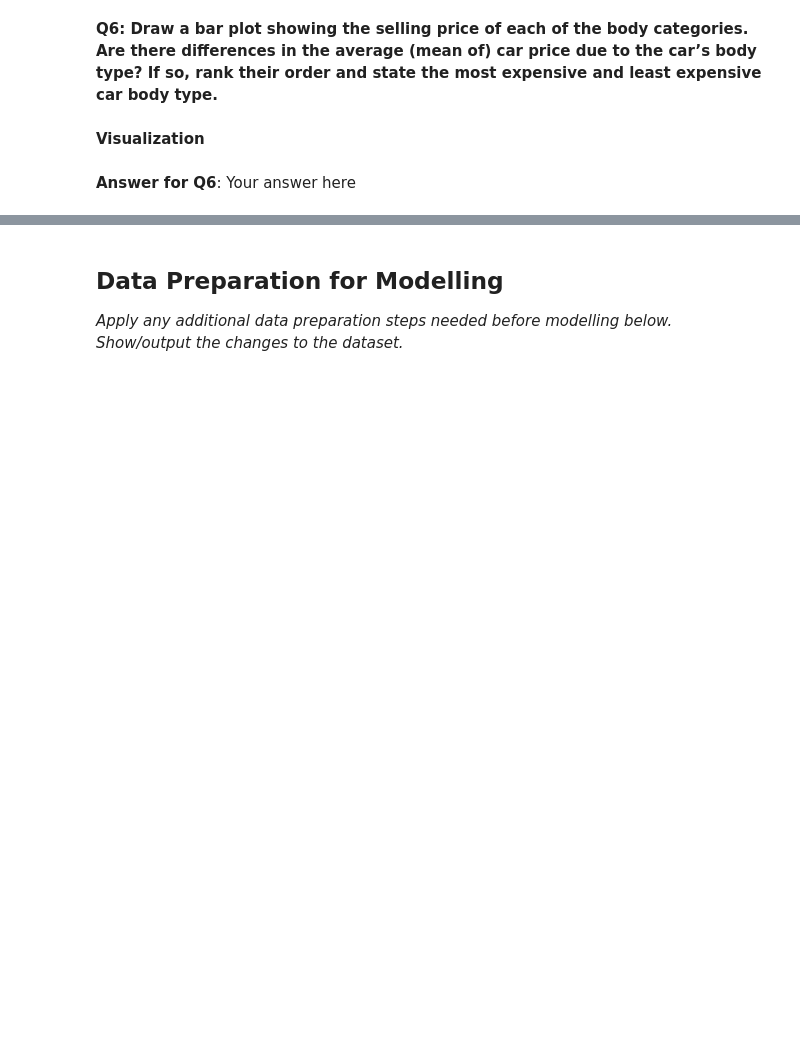
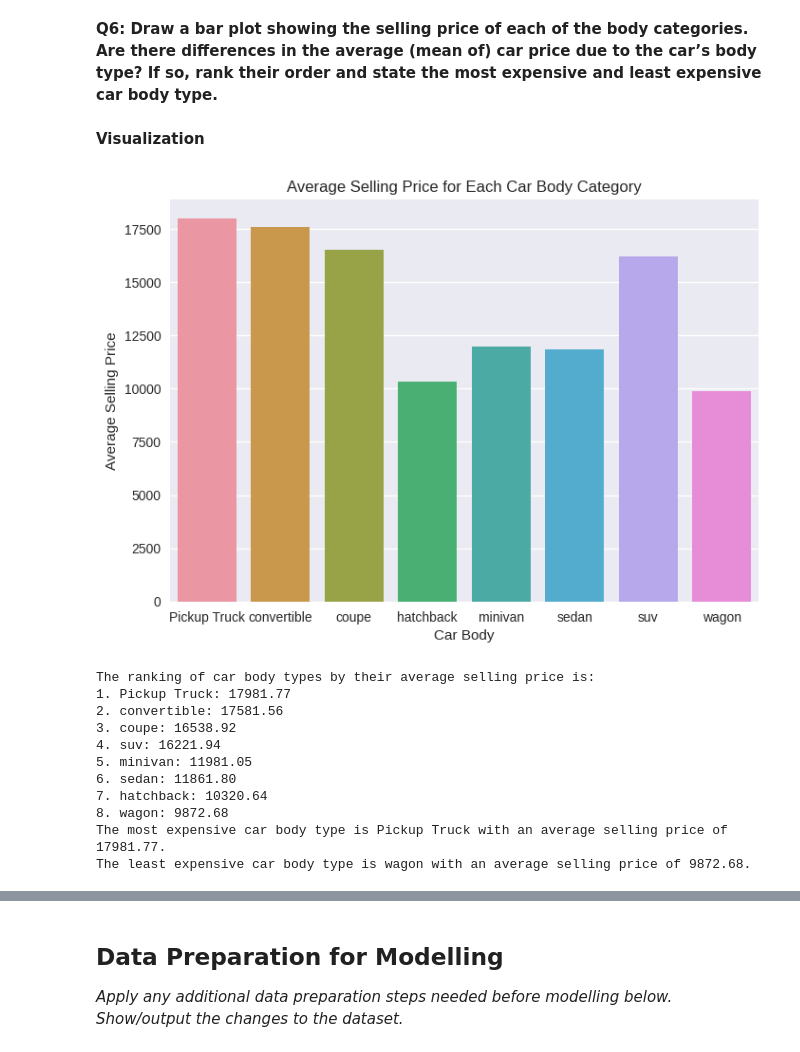
Before and after one commit to ahmedekram98/W2023, a Jupyter notebook: Regression_Mini-Project.ipynb, the cells around one changed output, grey strips where cells are left out. Cells and saved outputs as stored; diff of their text form; code cells hidden in the pictures; blank space fills up the shorter version.

```diff
--- a/Regression_Mini-Project.ipynb
+++ b/Regression_Mini-Project.ipynb
@@ -320,5 +327,36 @@ A positive correlation indicates that as condition increases, the selling price
 expensive car body type.**
 # %% [markdown]
 **Visualization**
-# %% [markdown]
-**Answer for Q6**: Your answer here
+# %%
+# Group the data by 'Body' and calculate the mean of 'Selling_Price'
+body_prices = df.groupby('body')['sellingprice'].mean()
+
+# Create a bar plot
+sns.barplot(x=body_prices.index, y=body_prices.values)
+plt.title('Average Selling Price for Each Car Body Category')
+plt.xlabel('Car Body')
+plt.ylabel('Average Selling Price')
+plt.show()
+
+# Print out the ranking of car body types by their average selling price
+ranking = body_prices.sort_values(ascending=False)
+print("The ranking of car body types by their average selling price is:")
+for i, (body, price) in enumerate(ranking.items()):
+    print("{}. {}: {:.2f}".format(i+1, body, price))
+
+# Print out the most expensive and least expensive car body type
+print("The most expensive car body type is {} with an average selling price of {:.2f}.".format(ranking.index[0], ranking.values[0]))
+print("The least expensive car body type is {} with an average selling price of {:.2f}.".format(ranking.index[-1], ranking.values[-1]))
+# %% [output]
+[figure, added]
+The ranking of car body types by their average selling price is:
+1. Pickup Truck: 17981.77
+2. convertible: 17581.56
+3. coupe: 16538.92
+4. suv: 16221.94
+5. minivan: 11981.05
+6. sedan: 11861.80
+7. hatchback: 10320.64
+8. wagon: 9872.68
+The most expensive car body type is Pickup Truck with an average selling price of 17981.77.
+The least expensive car body type is wagon with an average selling price of 9872.68.
```
Also changed, not shown: parts of 9 cells of this notebook.
